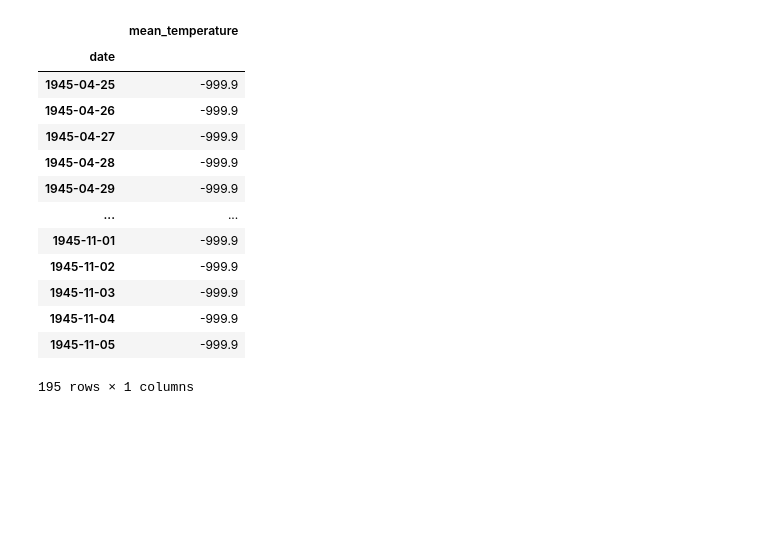
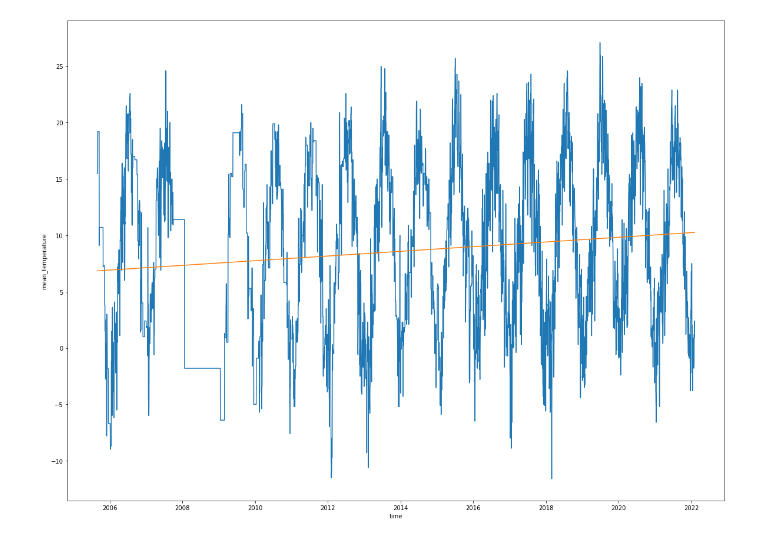
Before and after one commit to abhisrn1986/WeatherForecasting, a Jupyter notebook: TimeSeriesAnalysisProject/mean_temperature.ipynb, the cells around one changed output. Saved outputs shown, nothing was run; the diff lists cells and outputs as text; code cells hidden in the pictures; blank space fills up the shorter version.

Commit message:
[WeatherForecasting] Added meteostat api and cross validation

```diff
--- a/TimeSeriesAnalysisProject/mean_temperature.ipynb
+++ b/TimeSeriesAnalysisProject/mean_temperature.ipynb
@@ -55,18 +0,0 @@ def impute_range_mean(df_limit, missing_value, years):
-# %%
-temp_df = get_temperature_df("data/BerlinTempelhofMeanTemperature/TG_STAID002759.txt")
-temp_df.loc[temp_df['mean_temperature'] < -998]
-# %% [output]
-|  | mean_temperature |
-| date |  |
-| 1945-04-25 | -999.9 |
-| 1945-04-26 | -999.9 |
-| 1945-04-27 | -999.9 |
-| 1945-04-28 | -999.9 |
-| 1945-04-29 | -999.9 |
-| ... | ... |
-| 1945-11-01 | -999.9 |
-| 1945-11-02 | -999.9 |
-| 1945-11-03 | -999.9 |
-| 1945-11-04 | -999.9 |
-| 1945-11-05 | -999.9 |
-195 rows × 1 columns
@@ -72,0 +174,26 @@ temp_df.loc[temp_df['mean_temperature'] < -998]
+# %%
+
+# Use this when data is extracted from https://www.ecad.eu/dailydata/index.php csv files
+# temp_df = get_temperature_df("data/BerlinTempelhofMeanTemperature/TG_STAID002759.txt")
+# temp_df.loc[temp_df['mean_temperature'] < -998]
+# temp_df = impute_range_mean(temp_df, -998, 3)
+# temp_df.loc['1945-04-25':'1945-11-05']
+
+
+# Interlaken town map coordinates 46.686348, 7.863205, 576
+# derived from https://www.maps.ie/coordinates.html
+temp_df = get_weather_data(46.686348, 7.863205, 576, datetime(1980, 1, 1), datetime(2022, 1, 31), ['tavg'])
+# getting the dates which have no mean temperature
+# is_NaN = temp_df.isnull()
+# row_has_NaN = is_NaN.any(axis=1)
+# rows_with_NaN = temp_df[row_has_NaN]
+# rows_with_NaN
+
+# fill it with previous values
+temp_df.fillna(method = 'pad', inplace=True)
+# %%
+
+temp_df.rename(columns={'tavg':'mean_temperature'}, inplace=True)
+plot_resampled_temperatures(temp_df, 'D')
+# %% [output]
+[figure, added]
```
Also changed, not shown: parts of 23 cells of this notebook, 2 other files.
